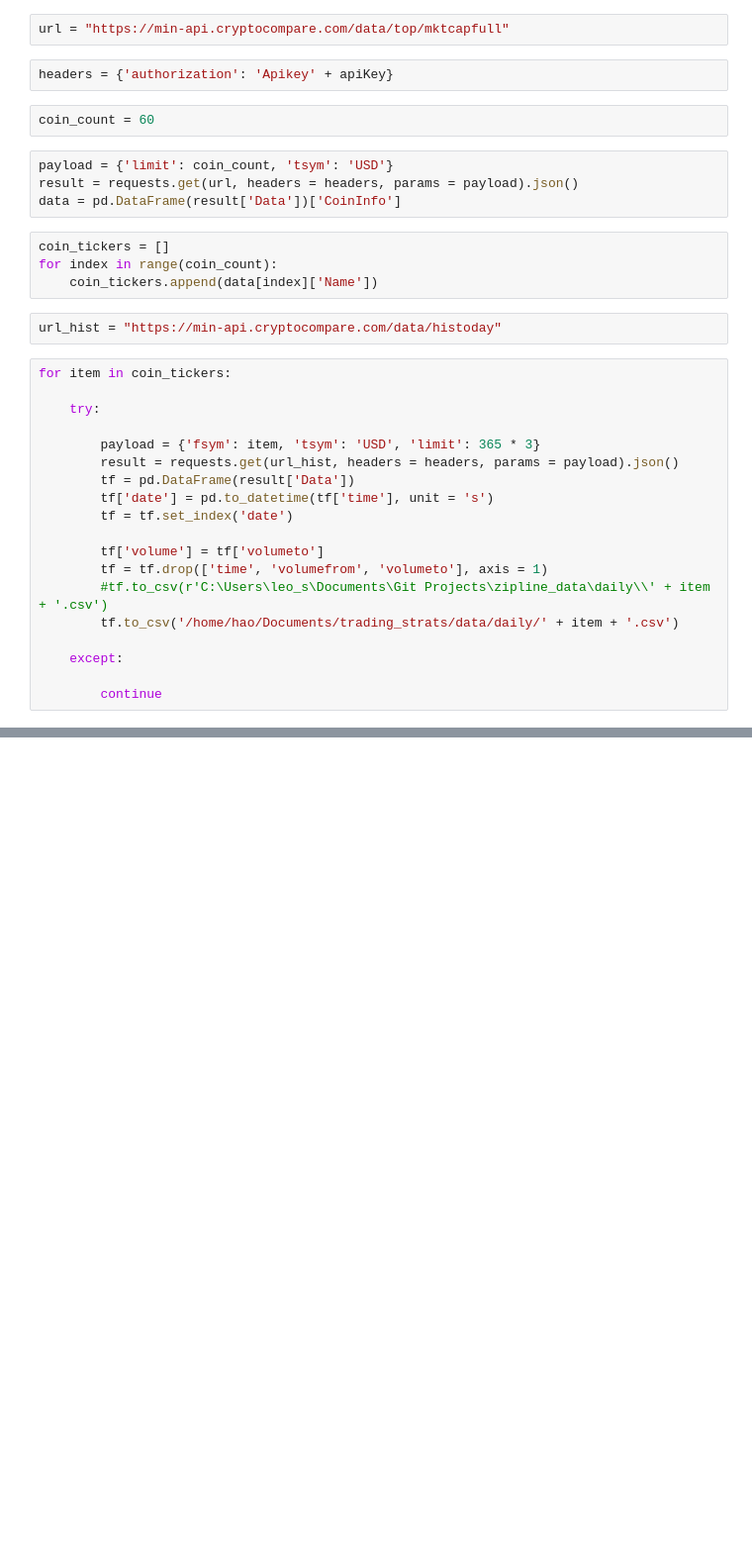
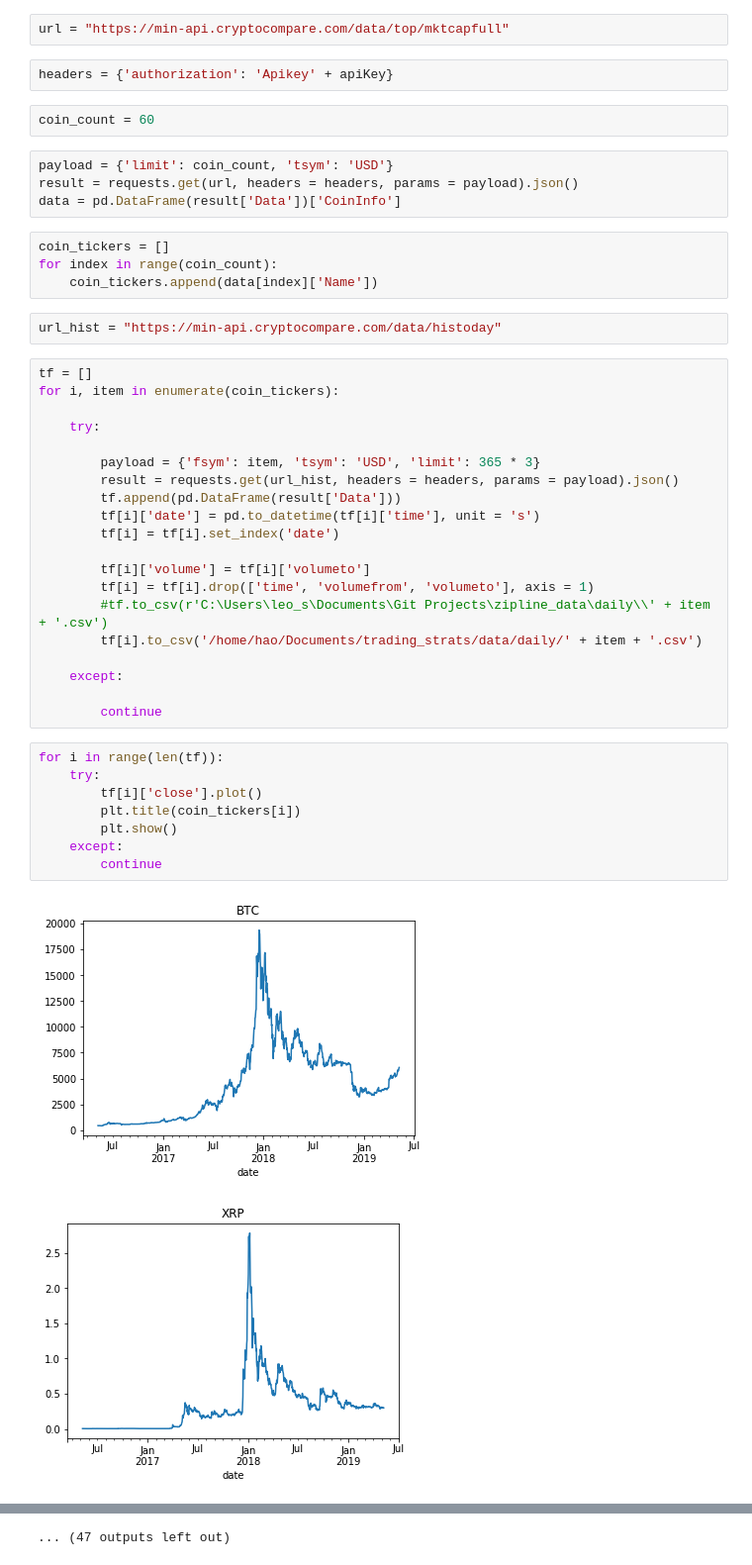
Before and after one commit to sirpipiro/coindr_paper, a Jupyter notebook: Download Data.ipynb, the cells around one changed output, grey strips where cells are left out. Shown: that part at 99% size. Drawn from its saved outputs; the diff is of its cells as text; blank space fills up the shorter version.

```diff
--- a/Download Data.ipynb
+++ b/Download Data.ipynb
@@ -22,21 +23,33 @@ for index in range(coin_count):
 # %%
 url_hist = "https://min-api.cryptocompare.com/data/histoday"
 # %%
-for item in coin_tickers:
+tf = []
+for i, item in enumerate(coin_tickers):
 
     try:
 
         payload = {'fsym': item, 'tsym': 'USD', 'limit': 365 * 3}
         result = requests.get(url_hist, headers = headers, params = payload).json()
-        tf = pd.DataFrame(result['Data'])
-        tf['date'] = pd.to_datetime(tf['time'], unit = 's')
-        tf = tf.set_index('date')
+        tf.append(pd.DataFrame(result['Data']))
+        tf[i]['date'] = pd.to_datetime(tf[i]['time'], unit = 's')
+        tf[i] = tf[i].set_index('date')
 
-        tf['volume'] = tf['volumeto']
-        tf = tf.drop(['time', 'volumefrom', 'volumeto'], axis = 1)
+        tf[i]['volume'] = tf[i]['volumeto']
+        tf[i] = tf[i].drop(['time', 'volumefrom', 'volumeto'], axis = 1)
         #tf.to_csv(r'C:\Users\leo_s\Documents\Git Projects\zipline_data\daily\\' + item + '.csv')
-        tf.to_csv('/home/hao/Documents/trading_strats/data/daily/' + item + '.csv')
+        tf[i].to_csv('/home/hao/Documents/trading_strats/data/daily/' + item + '.csv')
 
     except:
 
         continue
+# %%
+for i in range(len(tf)):
+    try:
+        tf[i]['close'].plot()
+        plt.title(coin_tickers[i])
+        plt.show()
+    except:
+        continue
+# %% [output]
+[figure, added]
+[figure, added]
@@ -42,0 +66 @@ for item in coin_tickers:
+... (47 outputs left out)
```
Also changed, not shown: parts of 2 cells of this notebook, 6 other files.
